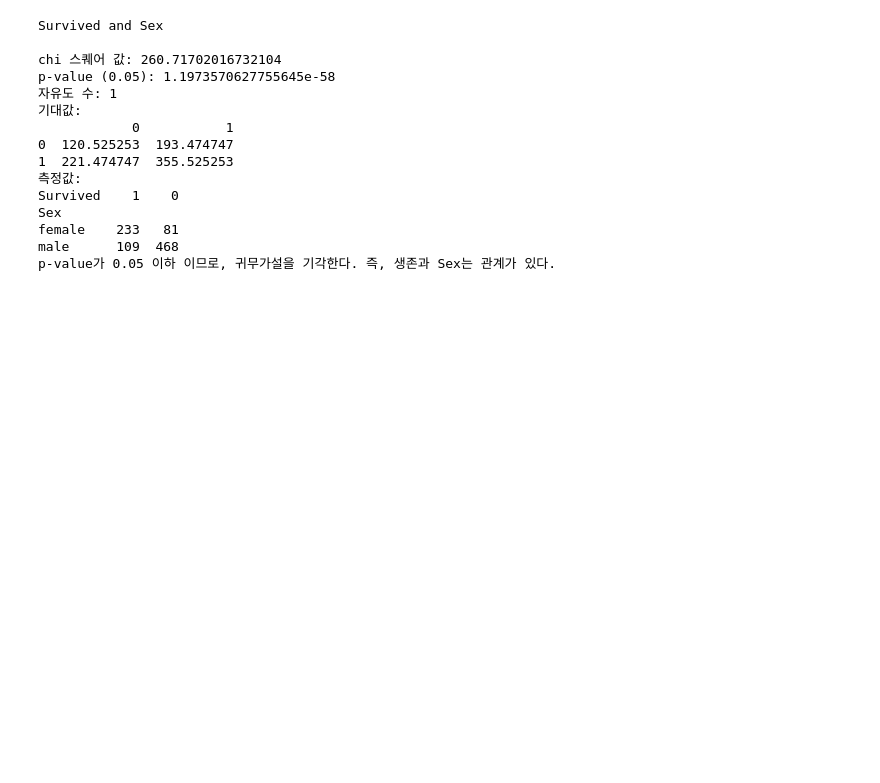
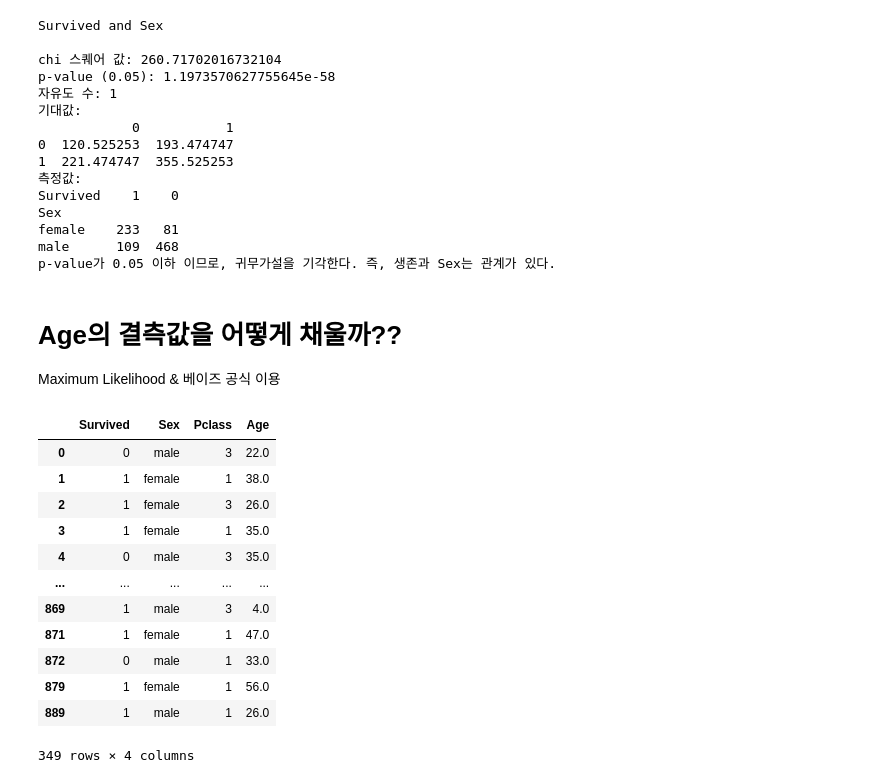
Before and after one commit to Ash-Stat/An-Si-Hyun, a Jupyter notebook: kaggle_titanic.ipynb, the cells around one changed output. Saved outputs shown, nothing was run; the diff lists cells and outputs as text; code cells hidden in the pictures; blank space fills up the shorter version.

```diff
--- a/kaggle_titanic.ipynb
+++ b/kaggle_titanic.ipynb
@@ -196,3 +196,25 @@ Sex
 female    233   81
 male      109  468
 p-value가 0.05 이하 이므로, 귀무가설을 기각한다. 즉, 생존과 Sex는 관계가 있다.
+# %% [markdown]
+# Age의 결측값을 어떻게 채울까??
+
+Maximum Likelihood & 베이즈 공식 이용
+# %%
+sample=data[['Survived','Sex','Pclass','Age']]
+sample=sample.drop_duplicates()
+sample
+# %% [output]
+|  | Survived | Sex | Pclass | Age |
+| 0 | 0 | male | 3 | 22.0 |
+| 1 | 1 | female | 1 | 38.0 |
+| 2 | 1 | female | 3 | 26.0 |
+| 3 | 1 | female | 1 | 35.0 |
+| 4 | 0 | male | 3 | 35.0 |
+| ... | ... | ... | ... | ... |
+| 869 | 1 | male | 3 | 4.0 |
+| 871 | 1 | female | 1 | 47.0 |
+| 872 | 0 | male | 1 | 33.0 |
+| 879 | 1 | female | 1 | 56.0 |
+| 889 | 1 | male | 1 | 26.0 |
+349 rows × 4 columns
```
Also changed, not shown: parts of 8 cells of this notebook.
